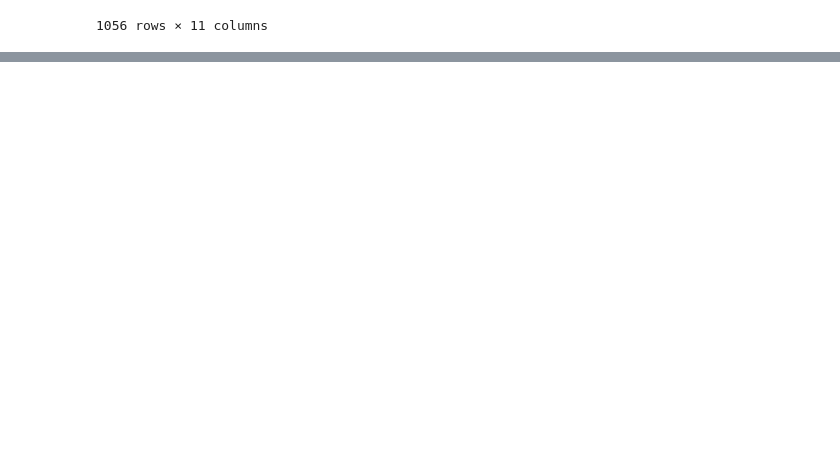
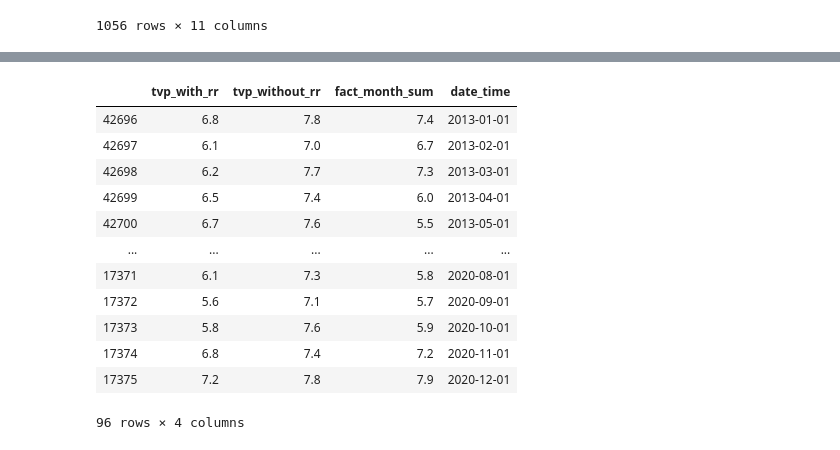
Before and after one commit to stureiko/TFP, a Jupyter notebook: out_format.ipynb, the cells around one changed output, grey strips where cells are left out. Drawn from its saved outputs; the diff is of its cells as text; code cells hidden in the pictures; blank space fills up the shorter version.

```diff
--- a/out_format.ipynb
+++ b/out_format.ipynb
@@ -181,0 +262,19 @@ ts
+# %%
+date = df.loc[(df['line_id'] == 86) & (df['date_time'].dt.year > 2012) &
+              (df['line_name'] == 'КС Ухта - КС Грязовец: Вход КС Ухта (система 76 ата)')] \
+[['tvp_with_rr', 'tvp_without_rr', 'fact_month_sum', 'date_time']]
+date
+# %% [output]
+|  | tvp_with_rr | tvp_without_rr | fact_month_sum | date_time |
+| 42696 | 6.8 | 7.8 | 7.4 | 2013-01-01 |
+| 42697 | 6.1 | 7.0 | 6.7 | 2013-02-01 |
+| 42698 | 6.2 | 7.7 | 7.3 | 2013-03-01 |
+| 42699 | 6.5 | 7.4 | 6.0 | 2013-04-01 |
+| 42700 | 6.7 | 7.6 | 5.5 | 2013-05-01 |
+| ... | ... | ... | ... | ... |
+| 17371 | 6.1 | 7.3 | 5.8 | 2020-08-01 |
+| 17372 | 5.6 | 7.1 | 5.7 | 2020-09-01 |
+| 17373 | 5.8 | 7.6 | 5.9 | 2020-10-01 |
+| 17374 | 6.8 | 7.4 | 7.2 | 2020-11-01 |
+| 17375 | 7.2 | 7.8 | 7.9 | 2020-12-01 |
+96 rows × 4 columns
```
Also changed, not shown: parts of 14 cells of this notebook.
